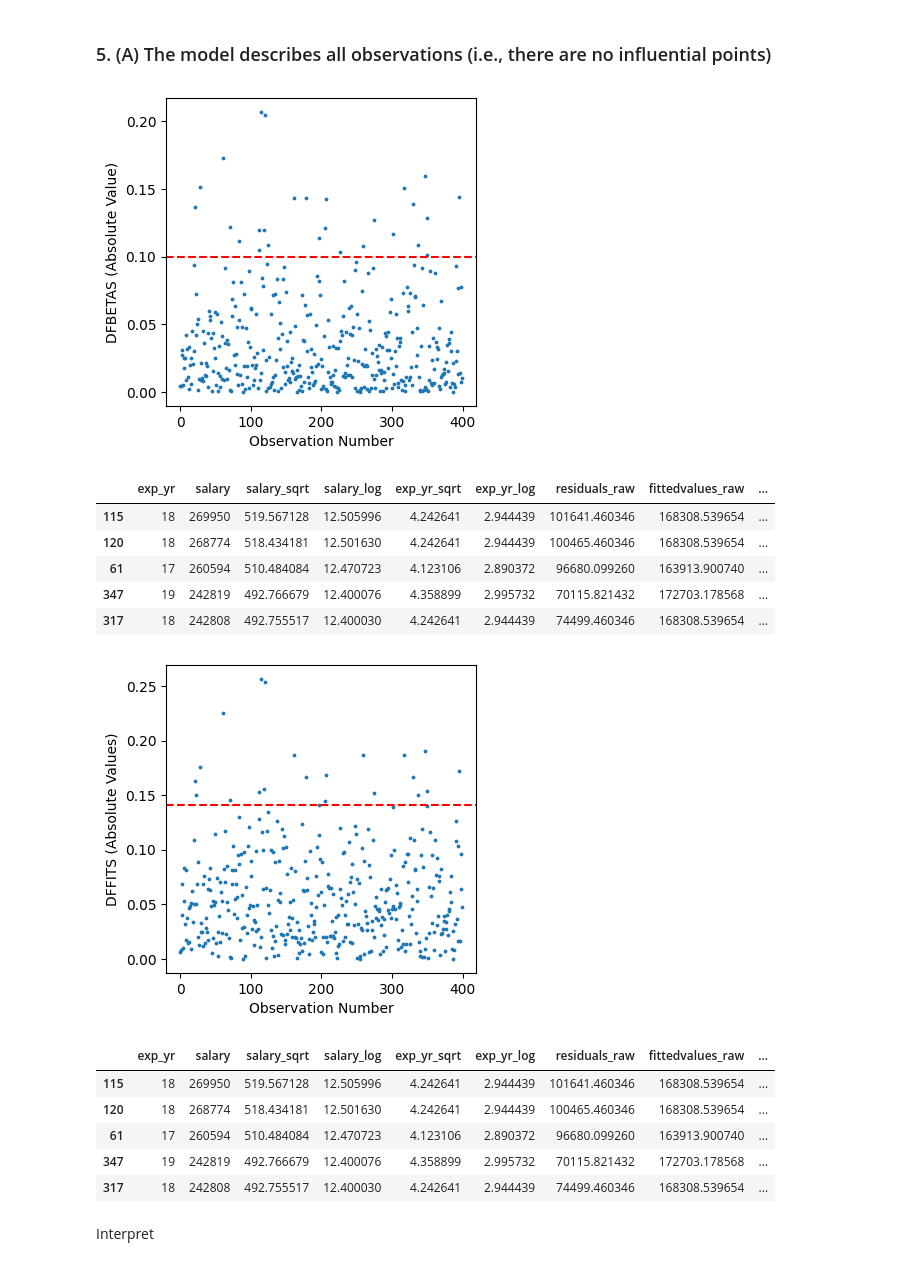
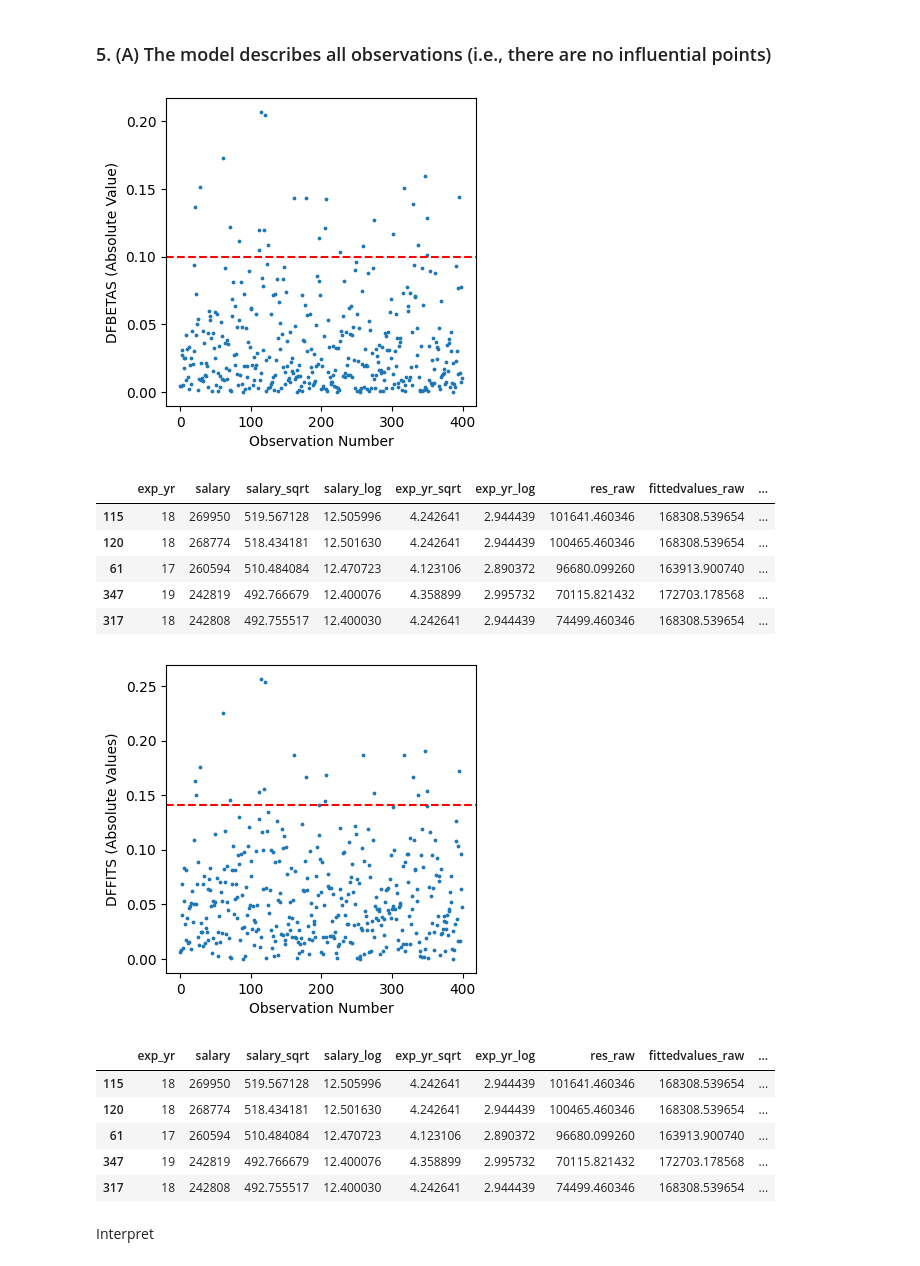
Before and after one commit to ksbuffaloe/Data-5600, a Jupyter notebook: 01_project/SCRIPTS/tech_employee_salary.ipynb, the cells around one changed output. Drawn from its saved outputs; the diff is of its cells as text; code cells hidden in the pictures.

```diff
--- a/01_project/SCRIPTS/tech_employee_salary.ipynb
+++ b/01_project/SCRIPTS/tech_employee_salary.ipynb
@@ -38,10 +38,10 @@ employee.head()
 | 4 | 5 | F | 13 | Systems Administrator | 152397 |
 # %%
 #Establish our variables to use in the analysis
-employee_trimmed = employee[['Experience (Years)', 'Salary']].dropna()
-employee_trimmed = employee_trimmed.rename(columns = {'Experience (Years)': 'exp_yr', 'Salary': 'salary'})
+emp_trim = employee[['Experience (Years)', 'Salary']].dropna()
+emp_trim = emp_trim.rename(columns = {'Experience (Years)': 'exp_yr', 'Salary': 'salary'})
 
-employee_trimmed.head()
+emp_trim.head()
 # %% [output]
 |  | exp_yr | salary |
 | 0 | 4 | 109976 |
@@ -89,9 +89,9 @@ array([[<Axes: title={'center': 'exp_yr'}>,
 [figure]
 # %%
 #our distirubtion of salary is right skewed so we will perform a transformation to see if this fixes our distributions
-employee_trimmed['salary_sqrt'] = np.sqrt(employee_trimmed['salary'])
-employee_trimmed['salary_log'] = np.log(employee_trimmed['salary']+1)
+emp_trim['salary_sqrt'] = np.sqrt(emp_trim['salary'])
+emp_trim['salary_log'] = np.log(emp_trim['salary']+1)
 
-employee_trimmed['exp_yr_sqrt'] =  np.sqrt(employee_trimmed['exp_yr'])
-employee_trimmed['exp_yr_log'] =  np.log(employee_trimmed['exp_yr'] +1)
+emp_trim['exp_yr_sqrt'] =  np.sqrt(emp_trim['exp_yr'])
+emp_trim['exp_yr_log'] =  np.log(emp_trim['exp_yr'] +1)
 # %%
@@ -135,8 +135,8 @@ plt.show()
 # %%
 #Perform the Simple linear regression
 # Prepare data
-y = employee_trimmed['salary']
-X = sm.add_constant(employee_trimmed['exp_yr'])
+y = emp_trim['salary']
+X = sm.add_constant(emp_trim['exp_yr'])
 # %%
 # Fit simple linear regression model using ordinary least squares
 mod = sm.OLS(y, X)
@@ -163,6 +165,6 @@ Notes:
 # %%
 #add the residuals and the fitted values to our dataframe
-employee_trimmed['residuals_raw'] = res.resid
-employee_trimmed['fittedvalues_raw'] = res.fittedvalues
-employee_trimmed.head()
+emp_trim['res_raw'] = res.resid
+emp_trim['fittedvalues_raw'] = res.fittedvalues
+emp_trim.head()
 # %% [output]
@@ -320,27 +322,27 @@ Interpret
 ### 5. (A) The model describes all observations (i.e., there are no influential points)
 # %%
 # DFBETAS
-employee_trimmed['dfbetas'] = res.get_influence().dfbetas[:, 1]
+emp_trim['dfbetas'] = res.get_influence().dfbetas[:, 1]
 
 fig = plt.figure(figsize = (4, 4))
 plt.ylabel("DFBETAS (Absolute Value)")
 plt.xlabel("Observation Number")
-plt.scatter(employee_trimmed.index,
-            np.abs(employee_trimmed['dfbetas']),
+plt.scatter(emp_trim.index,
+            np.abs(emp_trim['dfbetas']),
             s = 3)
-plt.axhline(y = 2 / np.sqrt(len(employee_trimmed)),
+plt.axhline(y = 2 / np.sqrt(len(emp_trim)),
             color = 'r',
             linestyle = 'dashed')
 plt.show()
 
 # OPTIONAL: code to grab info about potential influential points
-outliers_dfbetas = employee_trimmed[np.abs(employee_trimmed['dfbetas']) > 2 / np.sqrt(len(employee_trimmed))]
+outliers_dfbetas = emp_trim[np.abs(emp_trim['dfbetas']) > 2 / np.sqrt(len(emp_trim))]
 outliers_dfbetas_sorted = outliers_dfbetas.sort_values(by = 'dfbetas',
                                                        ascending = False)
 outliers_dfbetas_sorted.head()
 # %% [output]
 [figure]
-|  | exp_yr | salary | salary_sqrt | salary_log | exp_yr_sqrt | exp_yr_log | residuals_raw | fittedvalues_raw | ... |
+|  | exp_yr | salary | salary_sqrt | salary_log | exp_yr_sqrt | exp_yr_log | res_raw | fittedvalues_raw | ... |
 | 115 | 18 | 269950 | 519.567128 | 12.505996 | 4.242641 | 2.944439 | 101641.460346 | 168308.539654 | ... |
 | 120 | 18 | 268774 | 518.434181 | 12.501630 | 4.242641 | 2.944439 | 100465.460346 | 168308.539654 | ... |
 | 61 | 17 | 260594 | 510.484084 | 12.470723 | 4.123106 | 2.890372 | 96680.099260 | 163913.900740 | ... |
@@ -348,27 +350,27 @@ outliers_dfbetas_sorted.head()
 | 317 | 18 | 242808 | 492.755517 | 12.400030 | 4.242641 | 2.944439 | 74499.460346 | 168308.539654 | ... |
 # %%
 # DFFITS
-employee_trimmed['dffits'] = res.get_influence().dffits[0]
+emp_trim['dffits'] = res.get_influence().dffits[0]
 
 fig = plt.figure(figsize = (4, 4))
 plt.ylabel("DFFITS (Absolute Values)")
 plt.xlabel("Observation Number")
-plt.scatter(employee_trimmed.index,
-            np.abs(employee_trimmed['dffits']),
+plt.scatter(emp_trim.index,
+            np.abs(emp_trim['dffits']),
             s = 3)
-plt.axhline(y = 2 * np.sqrt(len(res.params) / len(employee_trimmed)),
+plt.axhline(y = 2 * np.sqrt(len(res.params) / len(emp_trim)),
             color = 'r',
             linestyle = 'dashed')
 plt.show()
 
 # OPTIONAL: code to grab info about potential influential points
-outliers_dffits = employee_trimmed[np.abs(employee_trimmed['dffits']) > 2 * np.sqrt(len(res.params) / len(employee_trimmed))]
+outliers_dffits = emp_trim[np.abs(emp_trim['dffits']) > 2 * np.sqrt(len(res.params) / len(emp_trim))]
 outliers_dffits_sorted = outliers_dffits.sort_values(by = 'dffits',
                                                      ascending = False)
 outliers_dffits_sorted.head()
 # %% [output]
 [figure]
-|  | exp_yr | salary | salary_sqrt | salary_log | exp_yr_sqrt | exp_yr_log | residuals_raw | fittedvalues_raw | ... |
+|  | exp_yr | salary | salary_sqrt | salary_log | exp_yr_sqrt | exp_yr_log | res_raw | fittedvalues_raw | ... |
 | 115 | 18 | 269950 | 519.567128 | 12.505996 | 4.242641 | 2.944439 | 101641.460346 | 168308.539654 | ... |
 | 120 | 18 | 268774 | 518.434181 | 12.501630 | 4.242641 | 2.944439 | 100465.460346 | 168308.539654 | ... |
 | 61 | 17 | 260594 | 510.484084 | 12.470723 | 4.123106 | 2.890372 | 96680.099260 | 163913.900740 | ... |
```
Also changed, not shown: parts of 55 cells of this notebook.
